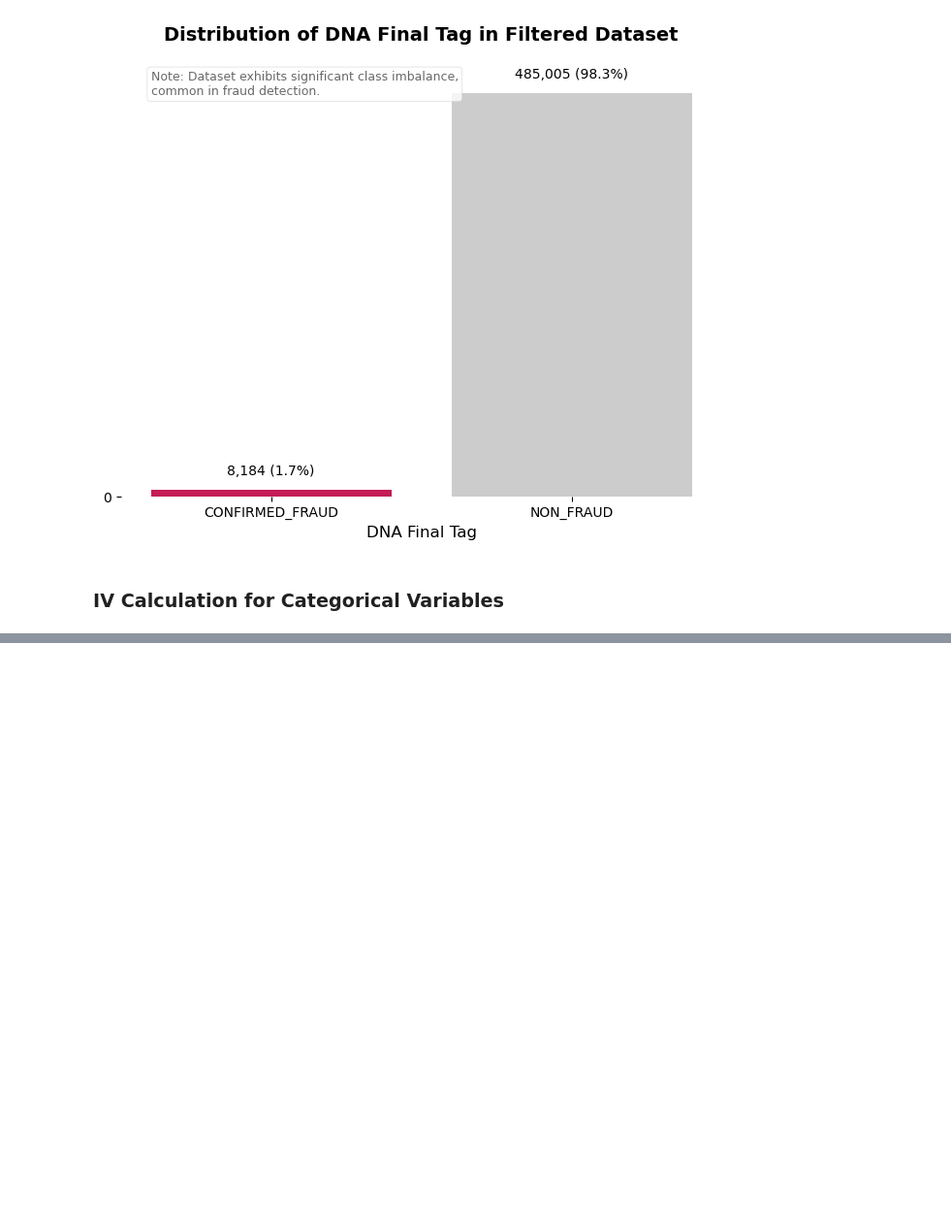
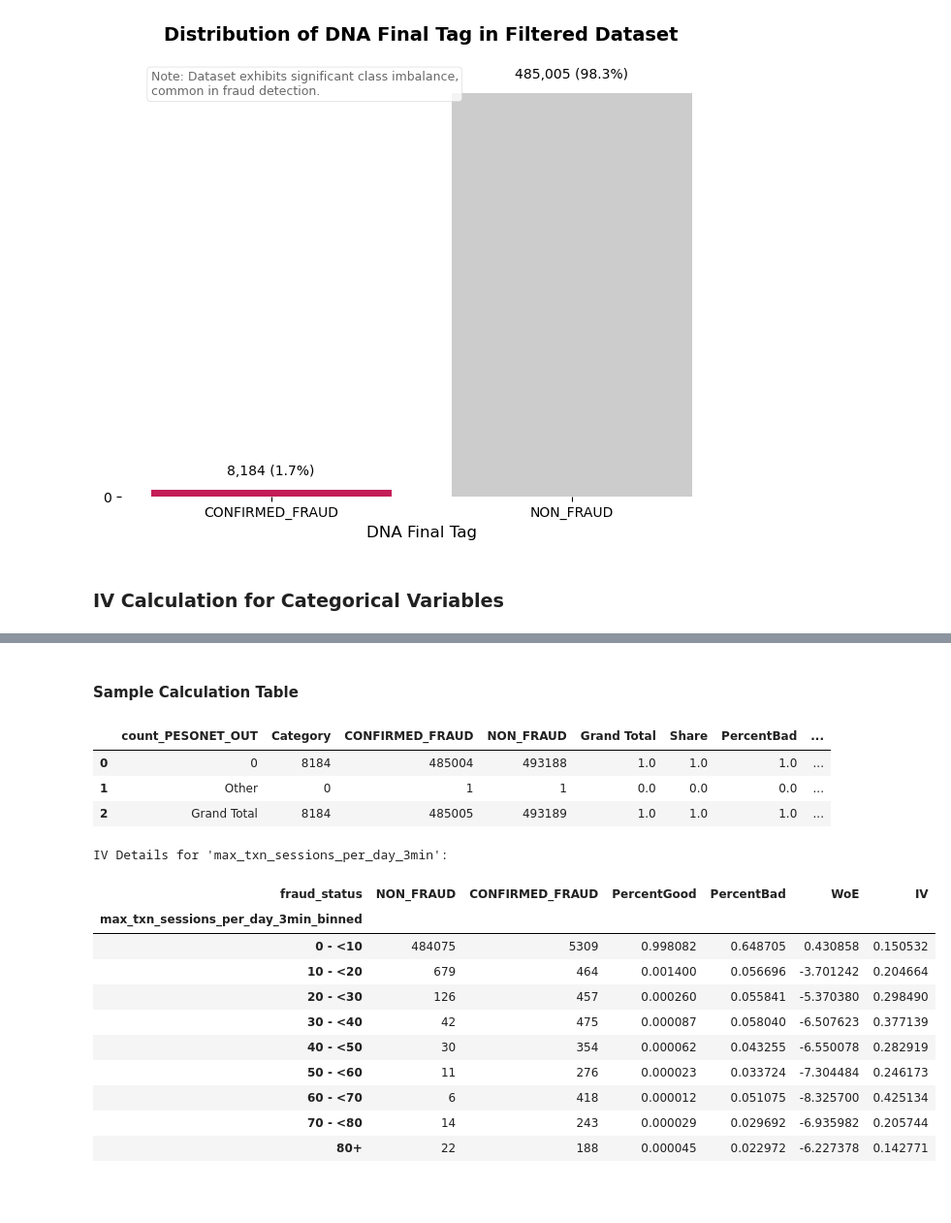
Before and after one commit to mjoshua97241/bank-fraud-detection-project, a Jupyter notebook: bank-fraud-detection-project/notebooks/1.0-mjv-initial-data-exploration.ipynb, the cells around one changed output, grey strips where cells are left out. Shown: that part at 97% size. Saved outputs shown, nothing was run; the diff lists cells and outputs as text; code cells hidden in the pictures; blank space fills up the shorter version.

Commit message:
Created IV_Calculation formula and table results. Will fix the binning and the table misalignment of columns.

```diff
--- a/bank-fraud-detection-project/notebooks/1.0-mjv-initial-data-exploration.ipynb
+++ b/bank-fraud-detection-project/notebooks/1.0-mjv-initial-data-exploration.ipynb
@@ -917,2 +1032,15 @@ def calculate_iv_user_formula(df: pd.DataFrame, feature_cols: list, target_col:
 
     return iv_summary, iv_details_dict
+# %%
+# Convert target variable to binary
+df['fraud_status'] = df['dna_final_tag'].apply(lambda x: 1 if x == 'CONFIRMED_FRAUD' else 0)
+
+# Select categorical features for IV calculation
+categorical_features = ['orig_channel', 'orig_os', 'origination_type', 'origination_sub_type', 'carded_status', 'card_type', 'orig_primary_source_of_funds', 'orig_industry', 'orig_occupation', 'athena_fraud_tag', 'acc_mgmt_channel', 'first_kiosk_interaction_organisation_site_name', 'first_kiosk_interaction_organisation_presence_category', 'first_kiosk_interaction_organisation_name', 'first_kiosk_interaction_kiosk_interaction_type', 'latest_kiosk_interaction_organisation_site_name', 'latest_kiosk_interaction_organisation_presence_category', 'latest_kiosk_interaction_organisation_name', 'latest_kiosk_interaction_kiosk_interaction_type', 'first_fila_bank_code', 'final_tag', 'dna_final_tag', 'fraud_types', 'fraud_channel_source', 'matching_level', 'change_email_flag', 'change_mob_num_flag', 'flag_txn_dropoff_after_wk1']
+
+# Calculate IV
+iv_summary, iv_details = calculate_iv_user_formula(df, categorical_features, 'fraud_status')
+
+# Display IV summary
+print("--- Information Value (IV) Summary ---")
+iv_summary
@@ -918,0 +1069,6 @@ def calculate_iv_user_formula(df: pd.DataFrame, feature_cols: list, target_col:
+# %%
+# View the Categorical IV details from a CSV
+output_path = DATA_DICTIONARIES_DIR / 'categorical_iv_details.csv'
+
+iv_cat = pd.read_csv(output_path, sep='\t')
+iv_cat.head(4)
@@ -918,0 +1284,11 @@ def calculate_iv_user_formula(df: pd.DataFrame, feature_cols: list, target_col:
+# %%
+# --- Execution ---
+# Define file path for binning rules
+rules_path = project_root / 'references' / 'numerical_binning_rules.csv'
+
+# Calculate IV for numerical features
+numerical_iv_summary, numerical_iv_details = calculate_numerical_iv(df, 'fraud_status', rules_path)
+
+# Display the summary table
+print("IV Summary for Numerical Features:")
+display(numerical_iv_summary)
@@ -919,2 +1315,34 @@ def calculate_iv_user_formula(df: pd.DataFrame, feature_cols: list, target_col:
+# %% [markdown]
+#### Sample Calculation Table
+# %%
+# View the Categorical IV details from a CSV
+output_path = DATA_DICTIONARIES_DIR / 'numerical_iv_details.csv'
+
+iv_num = pd.read_csv(output_path, sep='\t')
+iv_num.head(3)
+# %% [output]
+|  | count_PESONET_OUT | Category | CONFIRMED_FRAUD | NON_FRAUD | Grand Total | Share | PercentBad | ... |
+| 0 | 0 | 8184 | 485004 | 493188 | 1.0 | 1.0 | 1.0 | ... |
+| 1 | Other | 0 | 1 | 1 | 0.0 | 0.0 | 0.0 | ... |
+| 2 | Grand Total | 8184 | 485005 | 493189 | 1.0 | 1.0 | 1.0 | ... |
+# %%
+# Display the detailed IV table for a specific feature, for example, the first one from the summary table.
+if not numerical_iv_summary.empty:
+    feature_to_display = numerical_iv_summary['Feature'].iloc[0]
+    print(f"\nIV Details for '{feature_to_display}':")
+    display(numerical_iv_details[feature_to_display])
+# %% [output]
+IV Details for 'max_txn_sessions_per_day_3min':
+| fraud_status | NON_FRAUD | CONFIRMED_FRAUD | PercentGood | PercentBad | WoE | IV |
+| max_txn_sessions_per_day_3min_binned |  |  |  |  |  |  |
+| 0 - <10 | 484075 | 5309 | 0.998082 | 0.648705 | 0.430858 | 0.150532 |
+| 10 - <20 | 679 | 464 | 0.001400 | 0.056696 | -3.701242 | 0.204664 |
+| 20 - <30 | 126 | 457 | 0.000260 | 0.055841 | -5.370380 | 0.298490 |
+| 30 - <40 | 42 | 475 | 0.000087 | 0.058040 | -6.507623 | 0.377139 |
+| 40 - <50 | 30 | 354 | 0.000062 | 0.043255 | -6.550078 | 0.282919 |
+| 50 - <60 | 11 | 276 | 0.000023 | 0.033724 | -7.304484 | 0.246173 |
+| 60 - <70 | 6 | 418 | 0.000012 | 0.051075 | -8.325700 | 0.425134 |
+| 70 - <80 | 14 | 243 | 0.000029 | 0.029692 | -6.935982 | 0.205744 |
+| 80+ | 22 | 188 | 0.000045 | 0.022972 | -6.227378 | 0.142771 |
 # %% [markdown]
 ###
```
Also changed, not shown: parts of 12 cells of this notebook, 7 other files.
